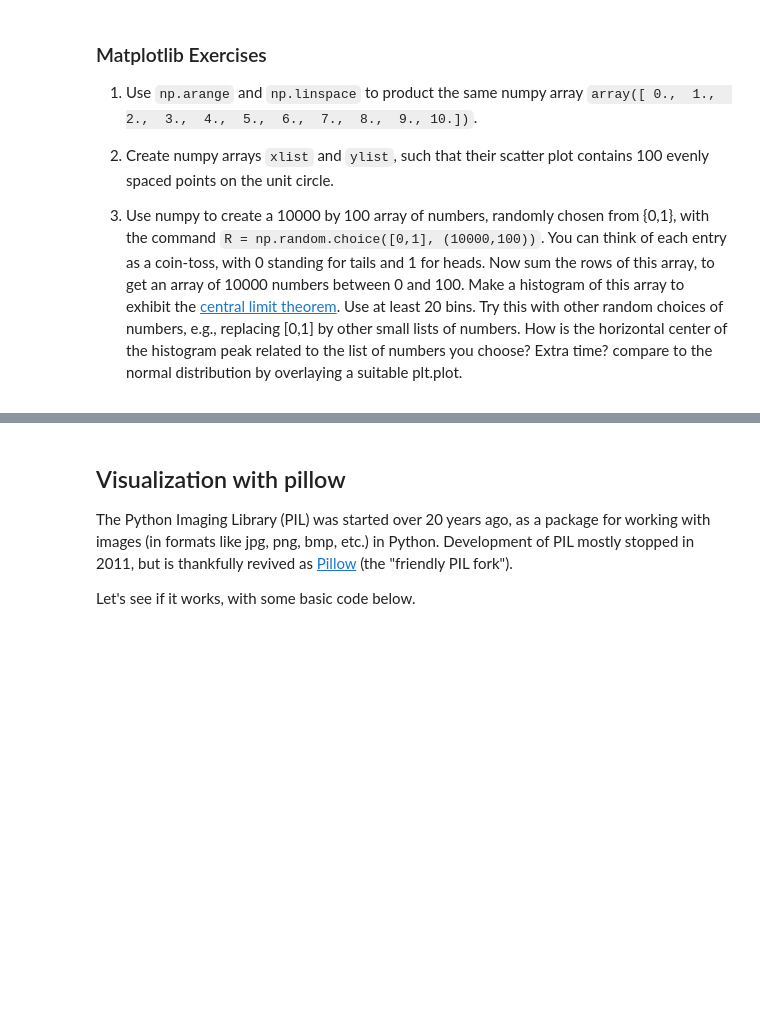
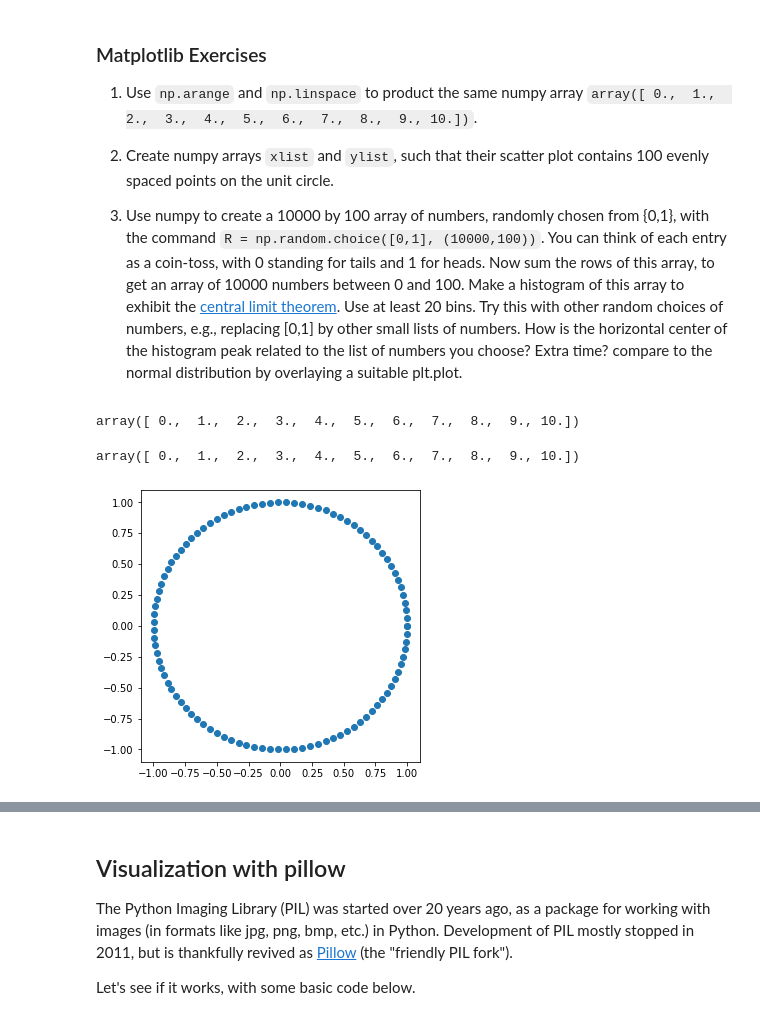
Before and after one commit to yuxinxiong/Math-152, a Jupyter notebook: xyxP4M_Notebook_4.ipynb, the cells around one changed output, grey strips where cells are left out. Cells and saved outputs as stored; diff of their text form; code cells hidden in the pictures; blank space fills up the shorter version.

```diff
--- a/xyxP4M_Notebook_4.ipynb
+++ b/xyxP4M_Notebook_4.ipynb
@@ -988,0 +1010,21 @@ The command `np.linspace(start, stop, length)` creates a numpy array that begins
+# %%
+#1
+a=np.arange(11.0)
+a
+# %% [output]
+array([ 0.,  1.,  2.,  3.,  4.,  5.,  6.,  7.,  8.,  9., 10.])
+# %%
+b=np.linspace(0,10,11)
+b
+# %% [output]
+array([ 0.,  1.,  2.,  3.,  4.,  5.,  6.,  7.,  8.,  9., 10.])
+# %%
+#2
+angles = np.linspace(0, 2*np.pi, 100)
+xlist = np.cos(angles)
+ylist = np.sin(angles)
+plt.figure(figsize=(5,5))
+plt.scatter(xlist, ylist)
+plt.show()
+# %% [output]
+[figure, added]
```
Also changed, not shown: parts of 29 cells of this notebook.
